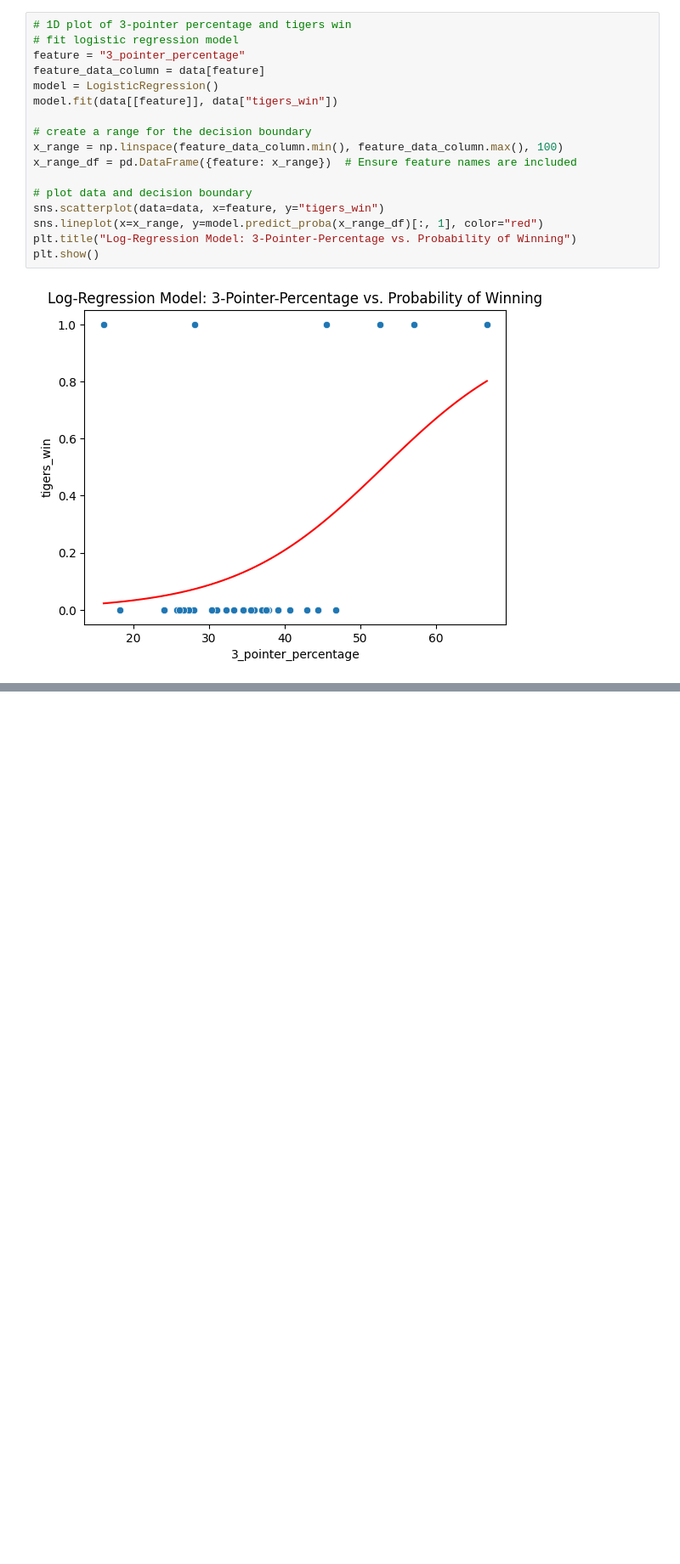
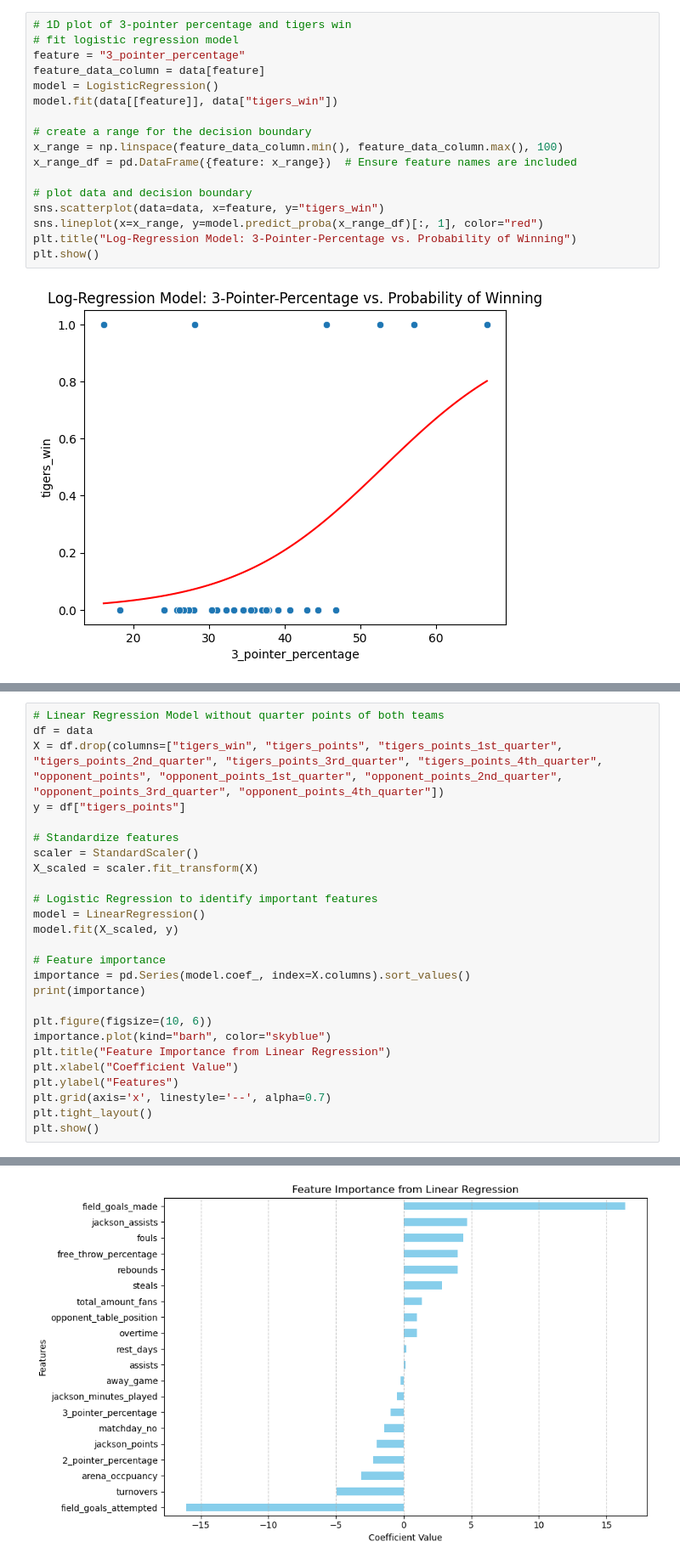
Before and after one commit to dxmme/T-biTigers, a Jupyter notebook: src/plots.ipynb, the cells around one changed output, grey strips where cells are left out. Shown at 85% size. Cells and saved outputs as stored; diff of their text form; blank space fills up the shorter version.

```diff
--- a/src/plots.ipynb
+++ b/src/plots.ipynb
@@ -131,0 +222,27 @@ plt.show()
+# %%
+# Linear Regression Model without quarter points of both teams
+df = data
+X = df.drop(columns=["tigers_win", "tigers_points", "tigers_points_1st_quarter", "tigers_points_2nd_quarter", "tigers_points_3rd_quarter", "tigers_points_4th_quarter", "opponent_points", "opponent_points_1st_quarter", "opponent_points_2nd_quarter", "opponent_points_3rd_quarter", "opponent_points_4th_quarter"])
+y = df["tigers_points"]
+
+# Standardize features
+scaler = StandardScaler()
+X_scaled = scaler.fit_transform(X)
+
+# Logistic Regression to identify important features
+model = LinearRegression()
+model.fit(X_scaled, y)
+
+# Feature importance
+importance = pd.Series(model.coef_, index=X.columns).sort_values()
+print(importance)
+
+plt.figure(figsize=(10, 6))
+importance.plot(kind="barh", color="skyblue")
+plt.title("Feature Importance from Linear Regression")
+plt.xlabel("Coefficient Value")
+plt.ylabel("Features")
+plt.grid(axis='x', linestyle='--', alpha=0.7)
+plt.tight_layout()
+plt.show()
+# %% [output]
@@ -131,0 +266 @@ plt.show()
+[figure, added]
```
Also changed, not shown: parts of 5 cells of this notebook.
